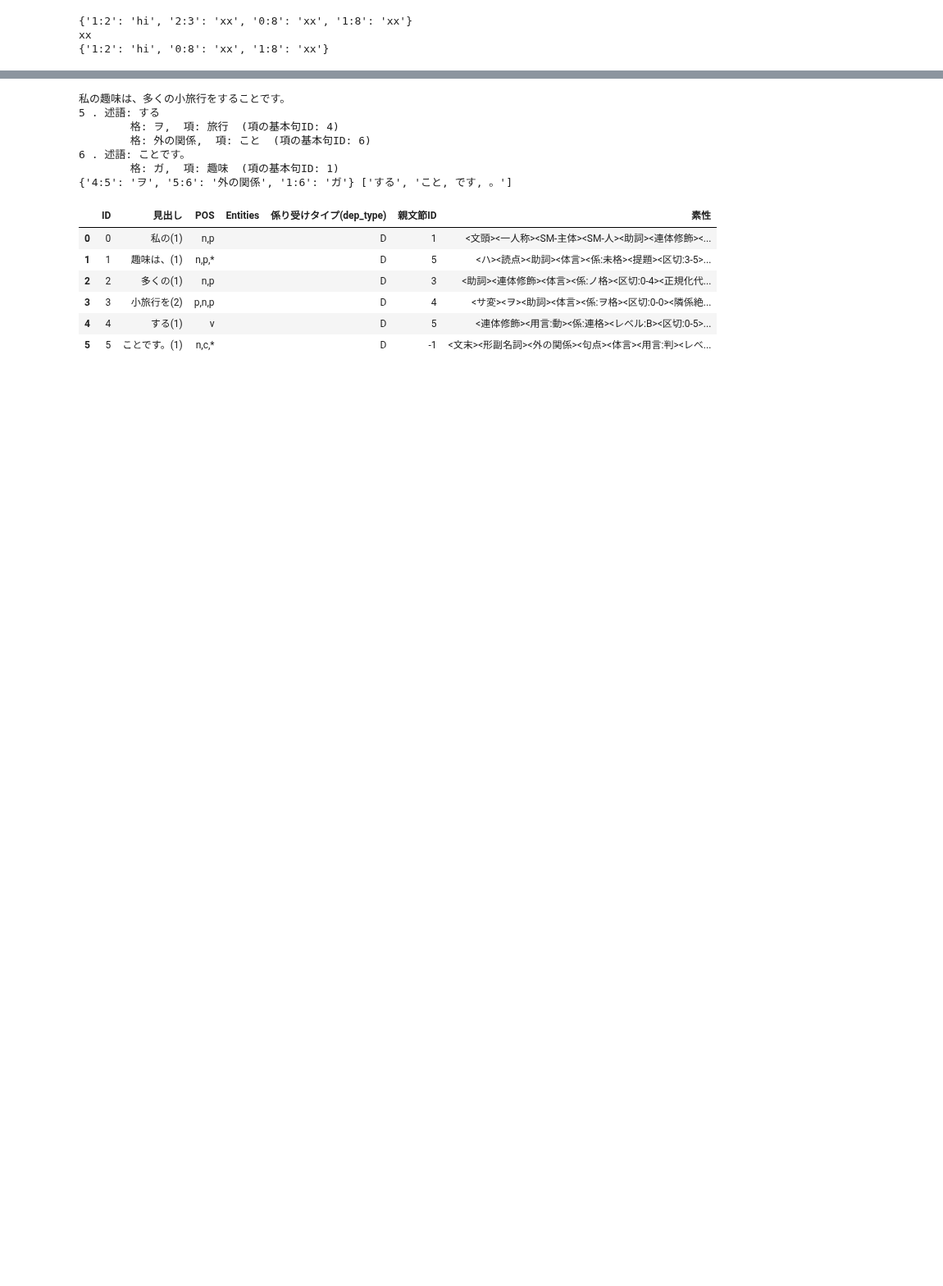
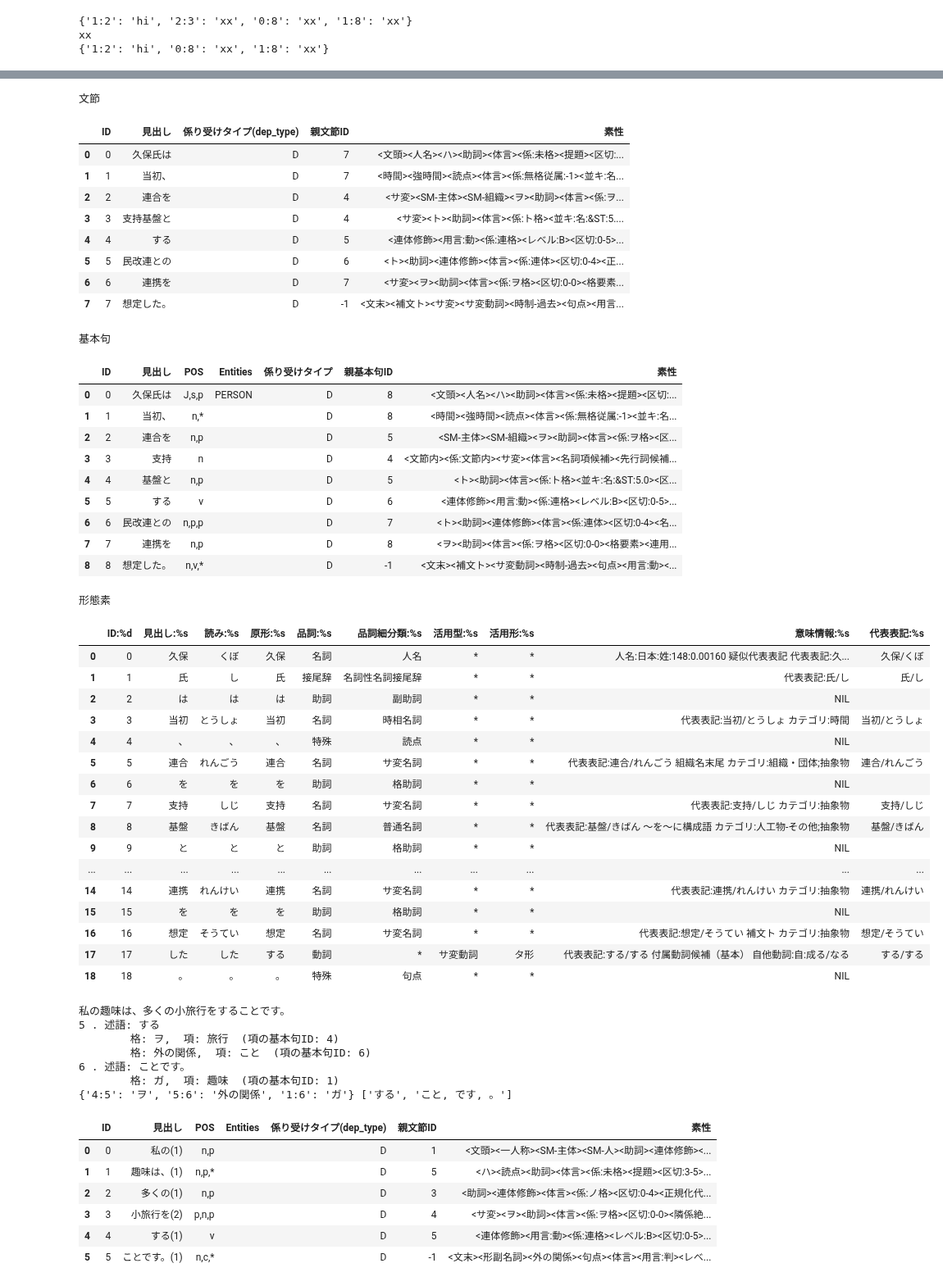
Before and after one commit to samlet/stack, a Jupyter notebook: spacy-2.1/procs-knp.ipynb, the cells around one changed output, grey strips where cells are left out. Shown at 82% size. Saved outputs shown, nothing was run; the diff lists cells and outputs as text; code cells hidden in the pictures; blank space fills up the shorter version.

```diff
--- a/spacy-2.1/procs-knp.ipynb
+++ b/spacy-2.1/procs-knp.ipynb
@@ -382,6 +389,48 @@ KnpViz().process_tags(sent)
 | 8 | 8 | 想定した。 | n,v,* |  | D | -1 | <文末><補文ト><サ変動詞><時制-過去><句点><用言:動><... |
 leaves {}
 [drawing not drawn]
+# %%
+parse_knp(sent)
+# %% [output]
+文節
+|  | ID | 見出し | 係り受けタイプ(dep_type) | 親文節ID | 素性 |
+| 0 | 0 | 久保氏は | D | 7 | <文頭><人名><ハ><助詞><体言><係:未格><提題><区切:... |
+| 1 | 1 | 当初、 | D | 7 | <時間><強時間><読点><体言><係:無格従属:-1><並キ:名... |
+| 2 | 2 | 連合を | D | 4 | <サ変><SM-主体><SM-組織><ヲ><助詞><体言><係:ヲ... |
+| 3 | 3 | 支持基盤と | D | 4 | <サ変><ト><助詞><体言><係:ト格><並キ:名:&ST:5.... |
+| 4 | 4 | する | D | 5 | <連体修飾><用言:動><係:連格><レベル:B><区切:0-5>... |
+| 5 | 5 | 民改連との | D | 6 | <ト><助詞><連体修飾><体言><係:連体><区切:0-4><正... |
+| 6 | 6 | 連携を | D | 7 | <サ変><ヲ><助詞><体言><係:ヲ格><区切:0-0><格要素... |
+| 7 | 7 | 想定した。 | D | -1 | <文末><補文ト><サ変><サ変動詞><時制-過去><句点><用言... |
+基本句
+|  | ID | 見出し | POS | Entities | 係り受けタイプ | 親基本句ID | 素性 |
+| 0 | 0 | 久保氏は | J,s,p | PERSON | D | 8 | <文頭><人名><ハ><助詞><体言><係:未格><提題><区切:... |
+| 1 | 1 | 当初、 | n,* |  | D | 8 | <時間><強時間><読点><体言><係:無格従属:-1><並キ:名... |
+| 2 | 2 | 連合を | n,p |  | D | 5 | <SM-主体><SM-組織><ヲ><助詞><体言><係:ヲ格><区... |
+| 3 | 3 | 支持 | n |  | D | 4 | <文節内><係:文節内><サ変><体言><名詞項候補><先行詞候補... |
+| 4 | 4 | 基盤と | n,p |  | D | 5 | <ト><助詞><体言><係:ト格><並キ:名:&ST:5.0><区... |
+| 5 | 5 | する | v |  | D | 6 | <連体修飾><用言:動><係:連格><レベル:B><区切:0-5>... |
+| 6 | 6 | 民改連との | n,p,p |  | D | 7 | <ト><助詞><連体修飾><体言><係:連体><区切:0-4><名... |
+| 7 | 7 | 連携を | n,p |  | D | 8 | <ヲ><助詞><体言><係:ヲ格><区切:0-0><格要素><連用... |
+| 8 | 8 | 想定した。 | n,v,* |  | D | -1 | <文末><補文ト><サ変動詞><時制-過去><句点><用言:動><... |
+形態素
+|  | ID:%d | 見出し:%s | 読み:%s | 原形:%s | 品詞:%s | 品詞細分類:%s | 活用型:%s | 活用形:%s | 意味情報:%s | 代表表記:%s |
+| 0 | 0 | 久保 | くぼ | 久保 | 名詞 | 人名 | * | * | 人名:日本:姓:148:0.00160 疑似代表表記 代表表記:久... | 久保/くぼ |
+| 1 | 1 | 氏 | し | 氏 | 接尾辞 | 名詞性名詞接尾辞 | * | * | 代表表記:氏/し | 氏/し |
+| 2 | 2 | は | は | は | 助詞 | 副助詞 | * | * | NIL |  |
+| 3 | 3 | 当初 | とうしょ | 当初 | 名詞 | 時相名詞 | * | * | 代表表記:当初/とうしょ カテゴリ:時間 | 当初/とうしょ |
+| 4 | 4 | 、 | 、 | 、 | 特殊 | 読点 | * | * | NIL |  |
+| 5 | 5 | 連合 | れんごう | 連合 | 名詞 | サ変名詞 | * | * | 代表表記:連合/れんごう 組織名末尾 カテゴリ:組織・団体;抽象物 | 連合/れんごう |
+| 6 | 6 | を | を | を | 助詞 | 格助詞 | * | * | NIL |  |
+| 7 | 7 | 支持 | しじ | 支持 | 名詞 | サ変名詞 | * | * | 代表表記:支持/しじ カテゴリ:抽象物 | 支持/しじ |
+| 8 | 8 | 基盤 | きばん | 基盤 | 名詞 | 普通名詞 | * | * | 代表表記:基盤/きばん 〜を〜に構成語 カテゴリ:人工物-その他;抽象物 | 基盤/きばん |
+| 9 | 9 | と | と | と | 助詞 | 格助詞 | * | * | NIL |  |
+| ... | ... | ... | ... | ... | ... | ... | ... | ... | ... | ... |
+| 14 | 14 | 連携 | れんけい | 連携 | 名詞 | サ変名詞 | * | * | 代表表記:連携/れんけい カテゴリ:抽象物 | 連携/れんけい |
+| 15 | 15 | を | を | を | 助詞 | 格助詞 | * | * | NIL |  |
+| 16 | 16 | 想定 | そうてい | 想定 | 名詞 | サ変名詞 | * | * | 代表表記:想定/そうてい 補文ト カテゴリ:抽象物 | 想定/そうてい |
+| 17 | 17 | した | した | する | 動詞 | * | サ変動詞 | タ形 | 代表表記:する/する 付属動詞候補（基本） 自他動詞:自:成る/なる | する/する |
+| 18 | 18 | 。 | 。 | 。 | 特殊 | 句点 | * | * | NIL |  |
 # %%
 KnpViz().process('私の趣味は、多くの小旅行をすることです。')
 # %% [output]
```
Also changed, not shown: parts of 1 cell of this notebook, 10 other files.
